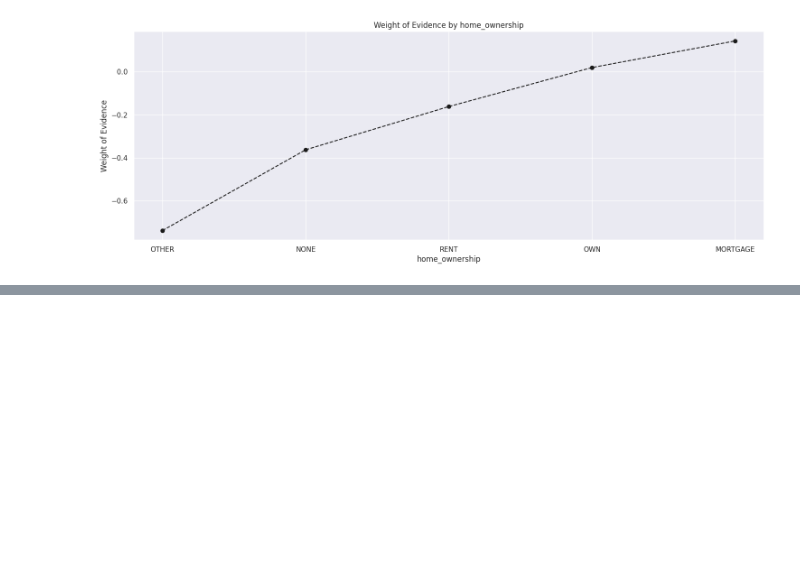
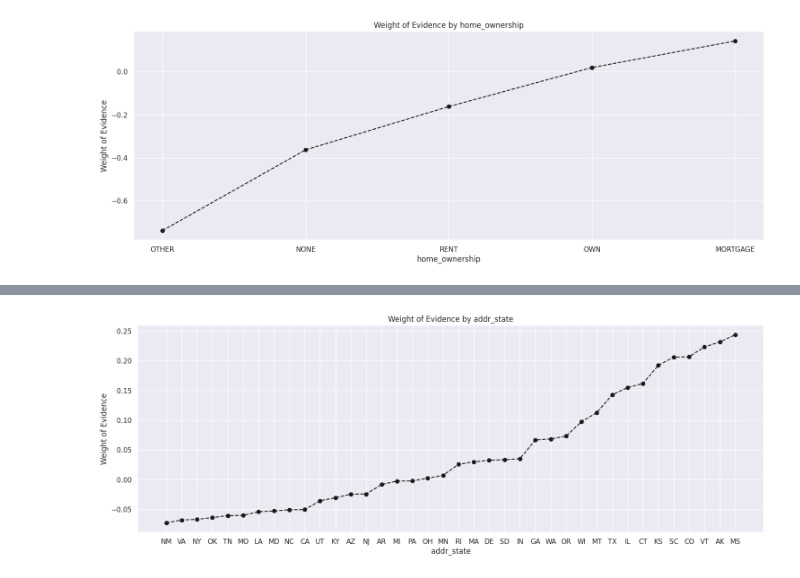
Before and after one commit to Priyan437/Credit-Risk-Analysis-Model, a Jupyter notebook: Credit_Risk_Analysis.ipynb, the cells around one changed output, grey strips where cells are left out. Cells and saved outputs as stored; diff of their text form; code cells hidden in the pictures; blank space fills up the shorter version.

```diff
--- a/Credit_Risk_Analysis.ipynb
+++ b/Credit_Risk_Analysis.ipynb
@@ -482,0 +523,5 @@ x_train['home_ownership:RENT_OTHER_NONE ANY'] = sum([x_train['home_ownership:REN
+# %%
+plot_by_WoE(df_temp.iloc[6: -6, : ])
+# We plot the weight of evidence values.
+# %% [output]
+[figure, added]
```
Also changed, not shown: parts of 24 cells of this notebook.
